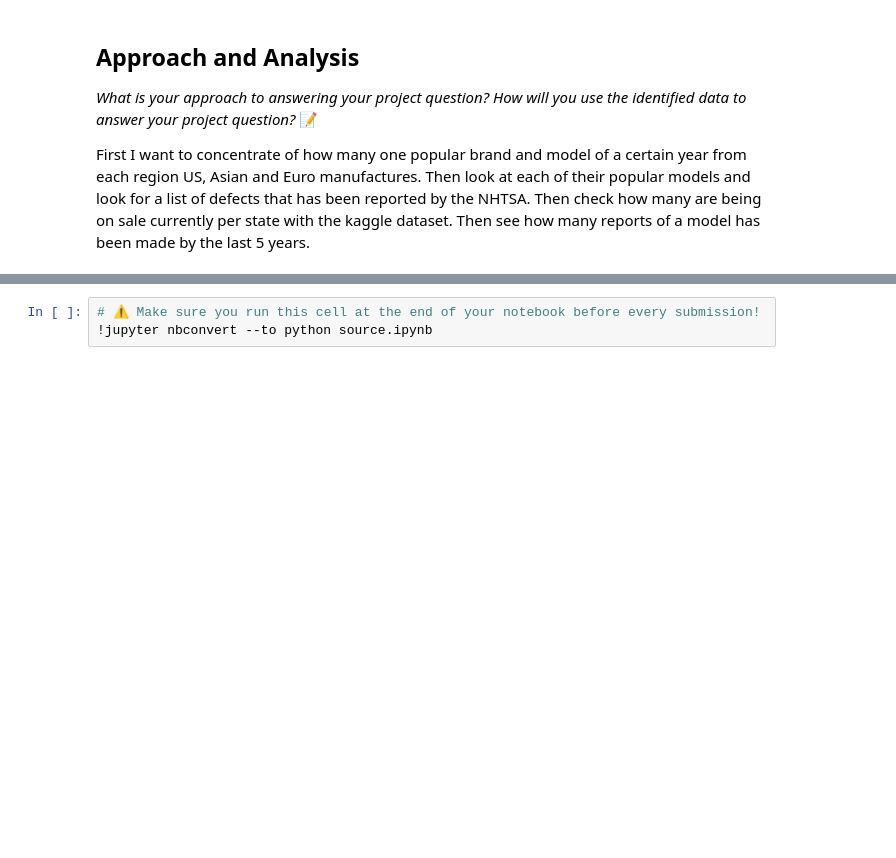
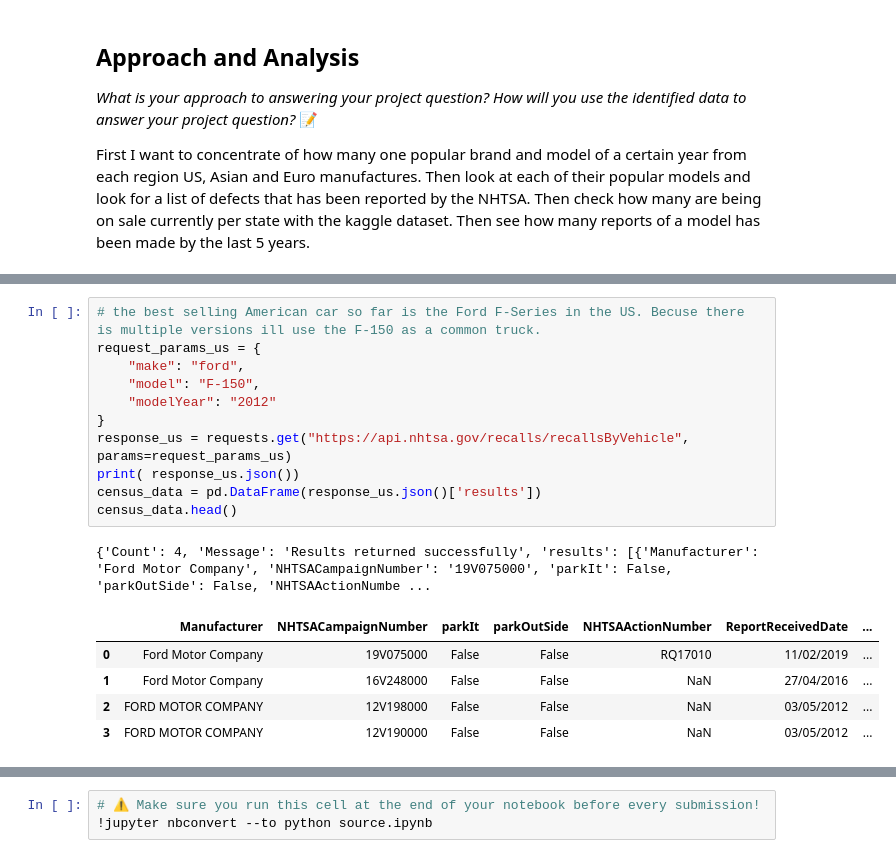
Before and after one commit to IT4063C-Fall23/final-project-ACipherEXE, a Jupyter notebook: source.ipynb, the cells around one changed output, grey strips where cells are left out. Cells and saved outputs as stored; diff of their text form; blank space fills up the shorter version.

```diff
--- a/source.ipynb
+++ b/source.ipynb
@@ -52,0 +77,18 @@ First I want to concentrate of how many one popular brand and model of a certain
+# %%
+# the best selling American car so far is the Ford F-Series in the US. Becuse there is multiple versions ill use the F-150 as a common truck.
+request_params_us = {
+    "make": "ford",
+    "model": "F-150",
+    "modelYear": "2012"
+}
+response_us = requests.get("https://api.nhtsa.gov/recalls/recallsByVehicle", params=request_params_us)
+print( response_us.json())
+census_data = pd.DataFrame(response_us.json()['results'])
+census_data.head()
+# %% [output]
+{'Count': 4, 'Message': 'Results returned successfully', 'results': [{'Manufacturer': 'Ford Motor Company', 'NHTSACampaignNumber': '19V075000', 'parkIt': False, 'parkOutSide': False, 'NHTSAActionNumbe ...
+|  | Manufacturer | NHTSACampaignNumber | parkIt | parkOutSide | NHTSAActionNumber | ReportReceivedDate | ... |
+| 0 | Ford Motor Company | 19V075000 | False | False | RQ17010 | 11/02/2019 | ... |
+| 1 | Ford Motor Company | 16V248000 | False | False | NaN | 27/04/2016 | ... |
+| 2 | FORD MOTOR COMPANY | 12V198000 | False | False | NaN | 03/05/2012 | ... |
+| 3 | FORD MOTOR COMPANY | 12V190000 | False | False | NaN | 03/05/2012 | ... |
```
Also changed, not shown: parts of 6 cells of this notebook.
